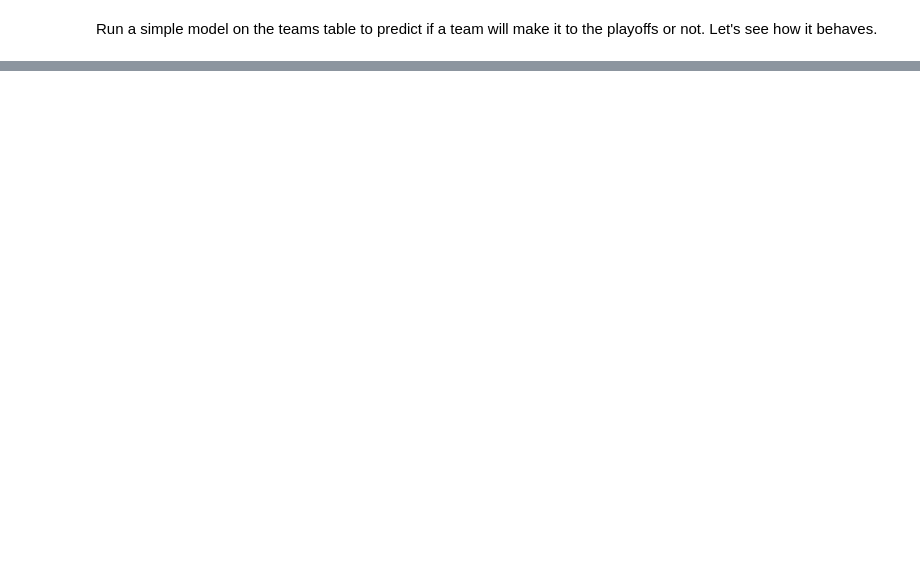
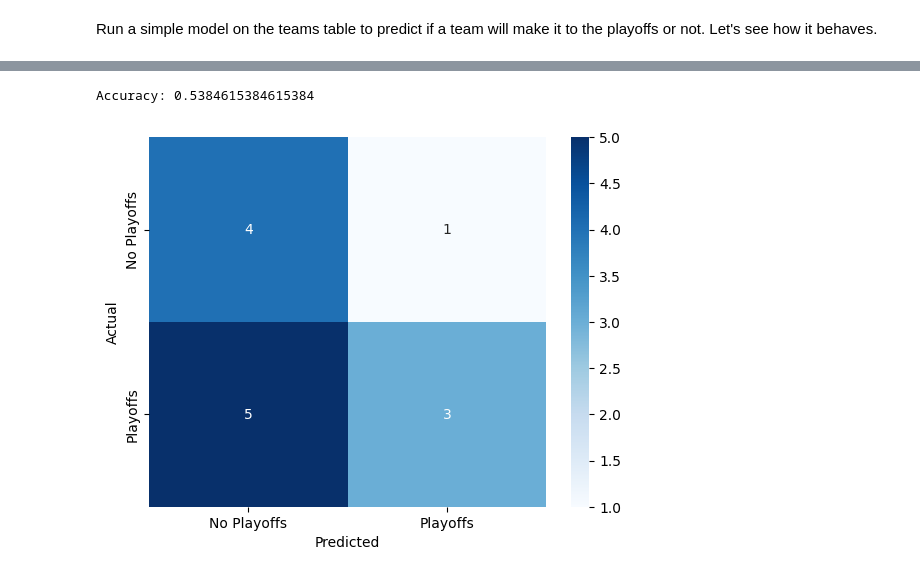
Before and after one commit to jogp10/WnbaPlayoffsPredicting, a Jupyter notebook: notebooks/modelling.ipynb, the cells around one changed output, grey strips where cells are left out. Saved outputs shown, nothing was run; the diff lists cells and outputs as text; code cells hidden in the pictures; blank space fills up the shorter version.

Commit message:
More prep and model improv

```diff
--- a/notebooks/modelling.ipynb
+++ b/notebooks/modelling.ipynb
@@ -85,0 +5,19 @@ Our main takeaways are:
+# %%
+import json
+import psycopg2
+import pandas as pd
+import matplotlib.pyplot as plt
+import seaborn as sns
+import numpy as np
+
+#Get the data from the previous notebook, as csv files, and load them into dataframes
+awards_players_df = pd.read_csv('../prep_data/awards_players_df.csv')
+coaches_df = pd.read_csv('../prep_data/coaches_df.csv')
+players_df = pd.read_csv('../prep_data/players_df.csv')
+players_teams_df = pd.read_csv('../prep_data/players_teams_df.csv')
+series_post_df = pd.read_csv('../prep_data/series_post_df.csv')
+teams_df = pd.read_csv('../prep_data/teams_df.csv')
+teams_post_df = pd.read_csv('../prep_data/teams_post_df.csv')
+
+#make a dictionary with all the dataframes
+dfs = {'awards_players_df': awards_players_df, 'coaches_df': coaches_df, 'players_df': players_df, 'players_teams_df': players_teams_df, 'series_post_df': series_post_df, 'teams_df': teams_df, 'teams_post_df': teams_post_df}
@@ -96,33 +81,37 @@ teams_test_df = teams_df[teams_df['year'] == 10]
 # %%
 # run a tree decision classifier
 from sklearn.tree import DecisionTreeClassifier
 from sklearn.metrics import accuracy_score, confusion_matrix
 import matplotlib.pyplot as plt
 from sklearn.tree import plot_tree
 
 # Split the data into features and target label
-target_names = ['playoff', 'no playoff']
+target_names = ['No Playoffs', 'Playoffs']
 feature_names = []
 y_train = teams_train_df['playoff']
 y_test = teams_test_df['playoff']
-X_train = teams_train_df.drop(['playoff', 'year', 'lgID', 'tmID', 'franchID', 'confID', 'divID', 'rank', 'seeded', 'firstRound', 'semis', 'finals', 'name', 'attend', 'arena'], axis=1)
-X_test = teams_test_df.drop(['playoff', 'year', 'lgID', 'tmID', 'franchID', 'confID', 'divID', 'rank', 'seeded', 'firstRound', 'semis', 'finals', 'name', 'attend', 'arena'], axis=1)
+X_train = teams_train_df.drop(['playoff', 'year', 'tmID', 'firstRound', 'semis', 'finals'], axis=1)
+X_test = teams_test_df.drop(['playoff', 'year', 'tmID', 'firstRound', 'semis', 'finals'], axis=1)
 
 clf = DecisionTreeClassifier()
 
 # Fit the classifier on the training data
 clf.fit(X_train, y_train)
 
 # Make predictions on the test data
 y_pred = clf.predict(X_test)
 
 # Calculate the accuracy of the classifier
 accuracy = accuracy_score(y_test, y_pred)
 print("Accuracy:", accuracy)
 
-# Create a confusion matrix to evaluate the model
-conf_matrix = confusion_matrix(y_test, y_pred)
-print("Confusion Matrix:")
-print(conf_matrix)
-
-# Visualize the decision tree
+# Create a confusion matrix to evaluate the model and print with labels
+cm = confusion_matrix(y_test, y_pred)
+df_cm = pd.DataFrame(cm, index=target_names, columns=target_names)
+sns.heatmap(df_cm, annot=True, cmap='Blues', fmt='g')
+plt.xlabel('Predicted')
+plt.ylabel('Actual')
+plt.show()
+# %% [output]
+Accuracy: 0.5384615384615384
+[figure, added]
```
Also changed, not shown: parts of 18 cells of this notebook, 8 other files.
